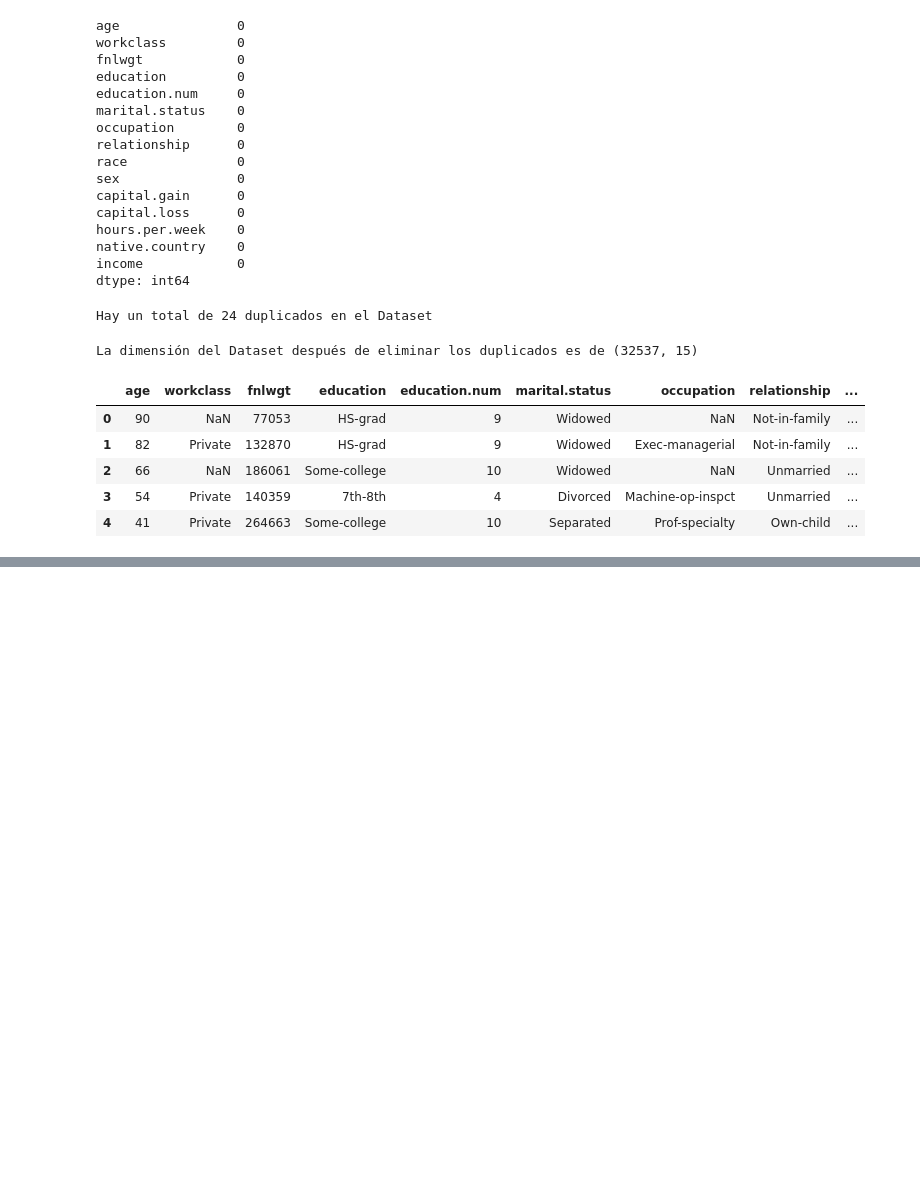
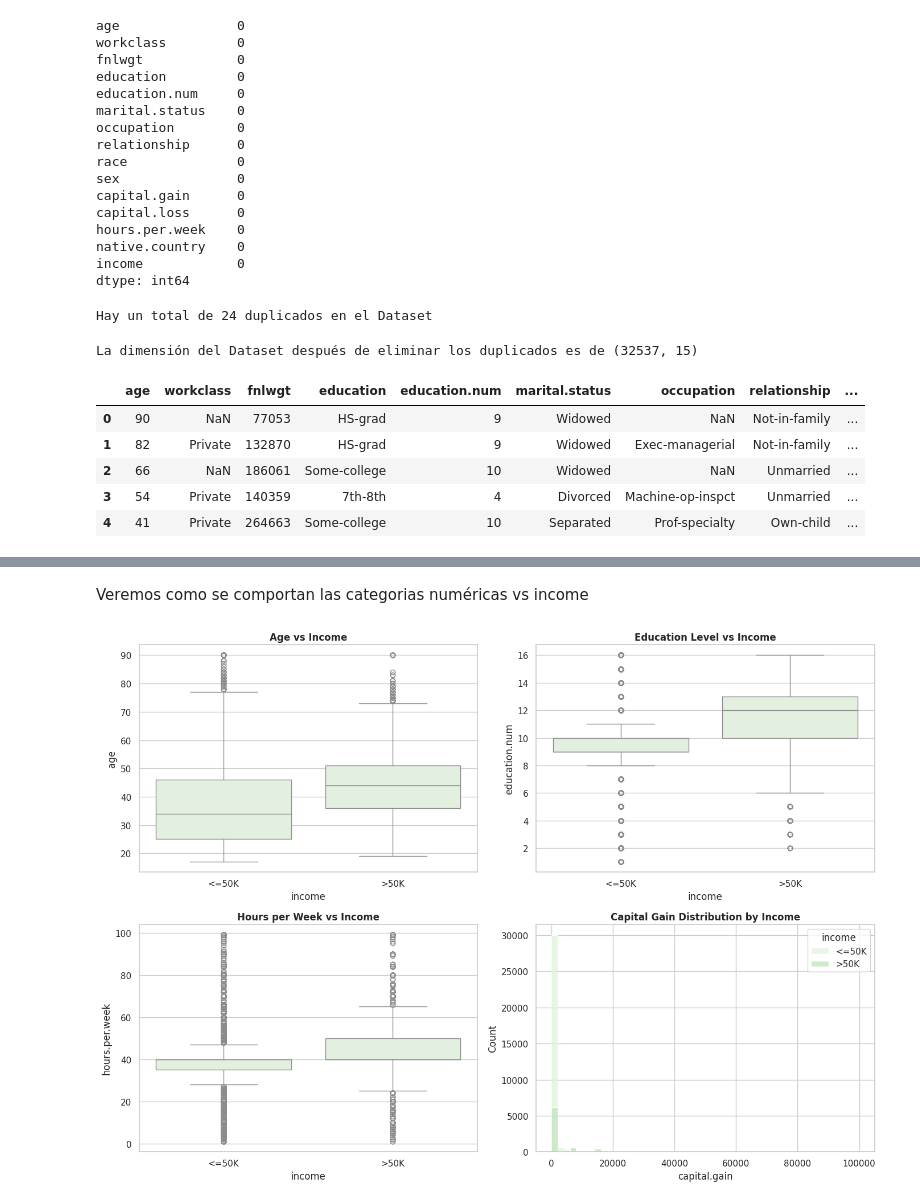
Before and after one commit to 4GeeksAcademy/Leonel_Ponce_Tu_futuro_seg-n_la_Data, a Jupyter notebook: src/explore.ipynb, the cells around one changed output, grey strips where cells are left out. Saved outputs shown, nothing was run; the diff lists cells and outputs as text; code cells hidden in the pictures; blank space fills up the shorter version.

```diff
--- a/src/explore.ipynb
+++ b/src/explore.ipynb
@@ -128,0 +201,29 @@ dtype: int64
+# %% [markdown]
+Veremos como se comportan las categorias numéricas vs income
+# %%
+#Graficamos categorias numéricas vs "income"
+
+#Diseño para las gráficas
+sns.set_theme(style="whitegrid", palette="Greens")
+fig, axes = plt.subplots(2, 2, figsize=(14, 10))
+
+#Age vs Income
+sns.boxplot(data=df, x="income", y="age", ax=axes[0, 0])
+axes[0, 0].set_title("Age vs Income", fontweight="bold")
+
+#Education.num vs Income
+sns.boxplot(data=df, x="income", y="education.num", ax=axes[0, 1])
+axes[0, 1].set_title("Education Level vs Income", fontweight="bold")
+
+#Hours per week vs Income
+sns.boxplot(data=df, x="income", y="hours.per.week", ax=axes[1, 0])
+axes[1, 0].set_title("Hours per Week vs Income", fontweight="bold")
+
+#Capital gain distribution
+sns.histplot(data=df, x="capital.gain", hue="income", bins=50, multiple="stack", ax=axes[1, 1])
+axes[1, 1].set_title("Capital Gain Distribution by Income", fontweight="bold")
+
+plt.tight_layout()
+plt.show()
+# %% [output]
+[figure, added]
```
Also changed, not shown: parts of 20 cells of this notebook.
